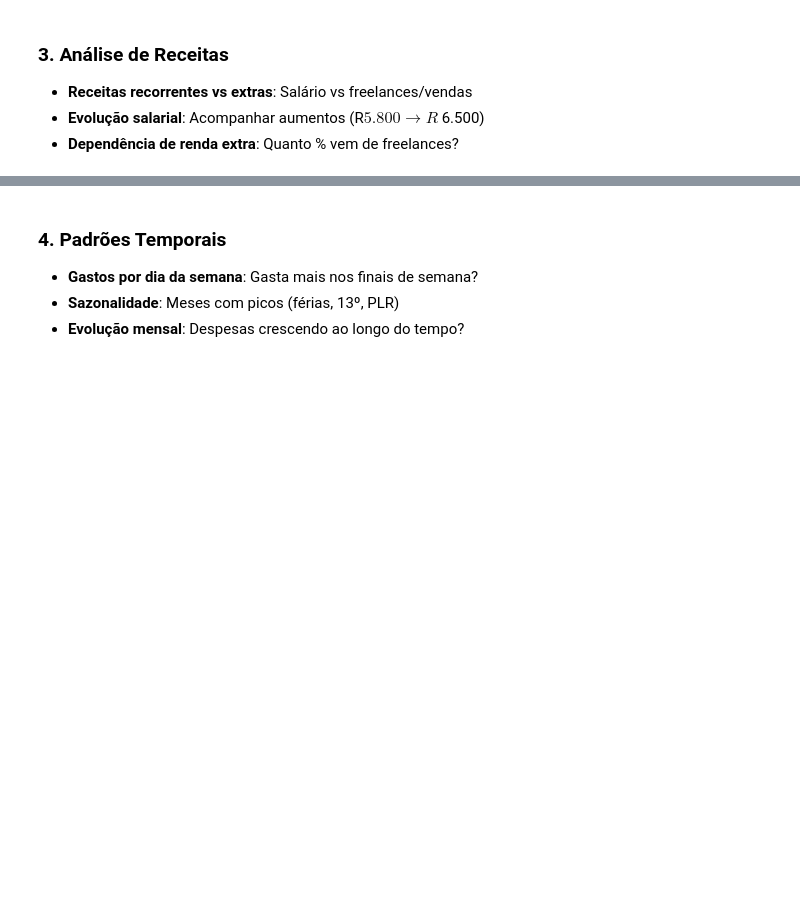
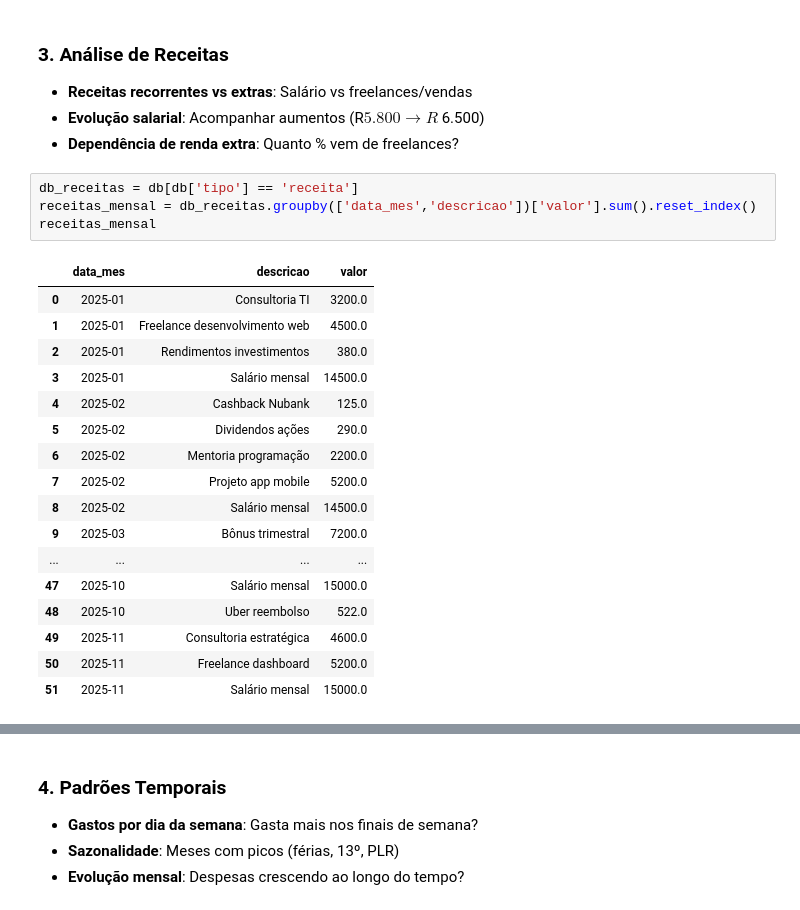
Before and after one commit to SchuedaD/projeto_gestao_financeira, a Jupyter notebook: dados_financeiros.ipynb, the cells around one changed output, grey strips where cells are left out. Cells and saved outputs as stored; diff of their text form; blank space fills up the shorter version.

```diff
--- a/dados_financeiros.ipynb
+++ b/dados_financeiros.ipynb
@@ -228,6 +228,28 @@ plt.show()
 - **Receitas recorrentes vs extras**: Salário vs freelances/vendas
 - **Evolução salarial**: Acompanhar aumentos (R$ 5.800 → R$ 6.500)
 - **Dependência de renda extra**: Quanto % vem de freelances?
+# %%
+db_receitas = db[db['tipo'] == 'receita']
+receitas_mensal = db_receitas.groupby(['data_mes','descricao'])['valor'].sum().reset_index()
+receitas_mensal
+# %% [output]
+|  | data_mes | descricao | valor |
+| 0 | 2025-01 | Consultoria TI | 3200.0 |
+| 1 | 2025-01 | Freelance desenvolvimento web | 4500.0 |
+| 2 | 2025-01 | Rendimentos investimentos | 380.0 |
+| 3 | 2025-01 | Salário mensal | 14500.0 |
+| 4 | 2025-02 | Cashback Nubank | 125.0 |
+| 5 | 2025-02 | Dividendos ações | 290.0 |
+| 6 | 2025-02 | Mentoria programação | 2200.0 |
+| 7 | 2025-02 | Projeto app mobile | 5200.0 |
+| 8 | 2025-02 | Salário mensal | 14500.0 |
+| 9 | 2025-03 | Bônus trimestral | 7200.0 |
+| ... | ... | ... | ... |
+| 47 | 2025-10 | Salário mensal | 15000.0 |
+| 48 | 2025-10 | Uber reembolso | 522.0 |
+| 49 | 2025-11 | Consultoria estratégica | 4600.0 |
+| 50 | 2025-11 | Freelance dashboard | 5200.0 |
+| 51 | 2025-11 | Salário mensal | 15000.0 |
 # %%
 db_receitas = db[db['tipo'] == 'receita']
 receitas_mensal = db_receitas.groupby(['data_mes','descricao'])['valor'].sum().reset_index()
```
Also changed, not shown: parts of 1 cell of this notebook.
